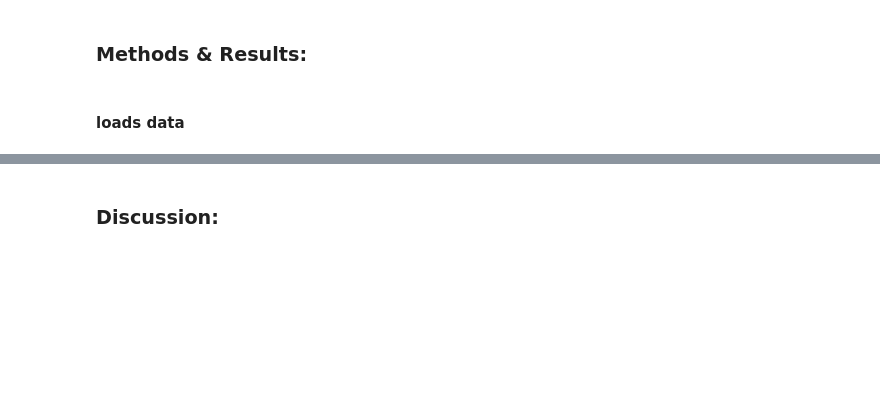
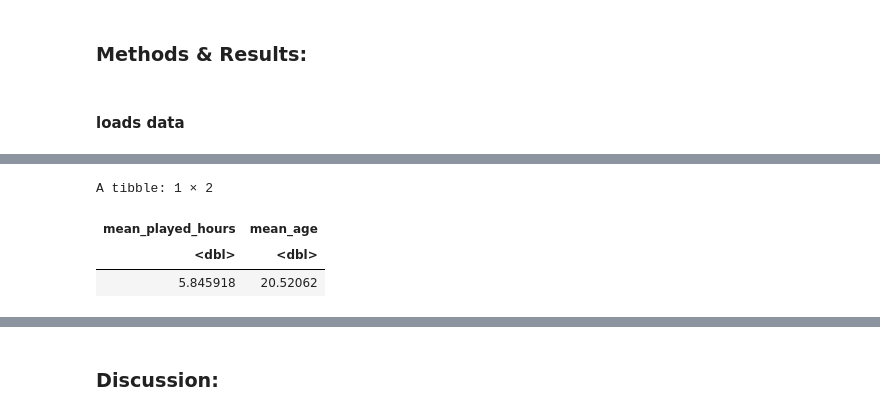
Before and after one commit to FEIIIEF/DSCI-100-group-project-007-2, a Jupyter notebook: Group project.ipynb, the cells around one changed output, grey strips where cells are left out. Cells and saved outputs as stored; diff of their text form; code cells hidden in the pictures; blank space fills up the shorter version.

```diff
--- a/Group project.ipynb
+++ b/Group project.ipynb
@@ -60,0 +112,12 @@ A spec_tbl_df: 1535 × 5
+# %%
+players_mean <- players_select |>
+        summarize(
+            mean_played_hours = mean(played_hours),
+            mean_age = mean (Age, na.rm = TRUE))
+
+players_mean
+# %% [output]
+A tibble: 1 × 2
+| mean_played_hours | mean_age |
+| <dbl> | <dbl> |
+| 5.845918 | 20.52062 |
```
Also changed, not shown: parts of 6 cells of this notebook.
